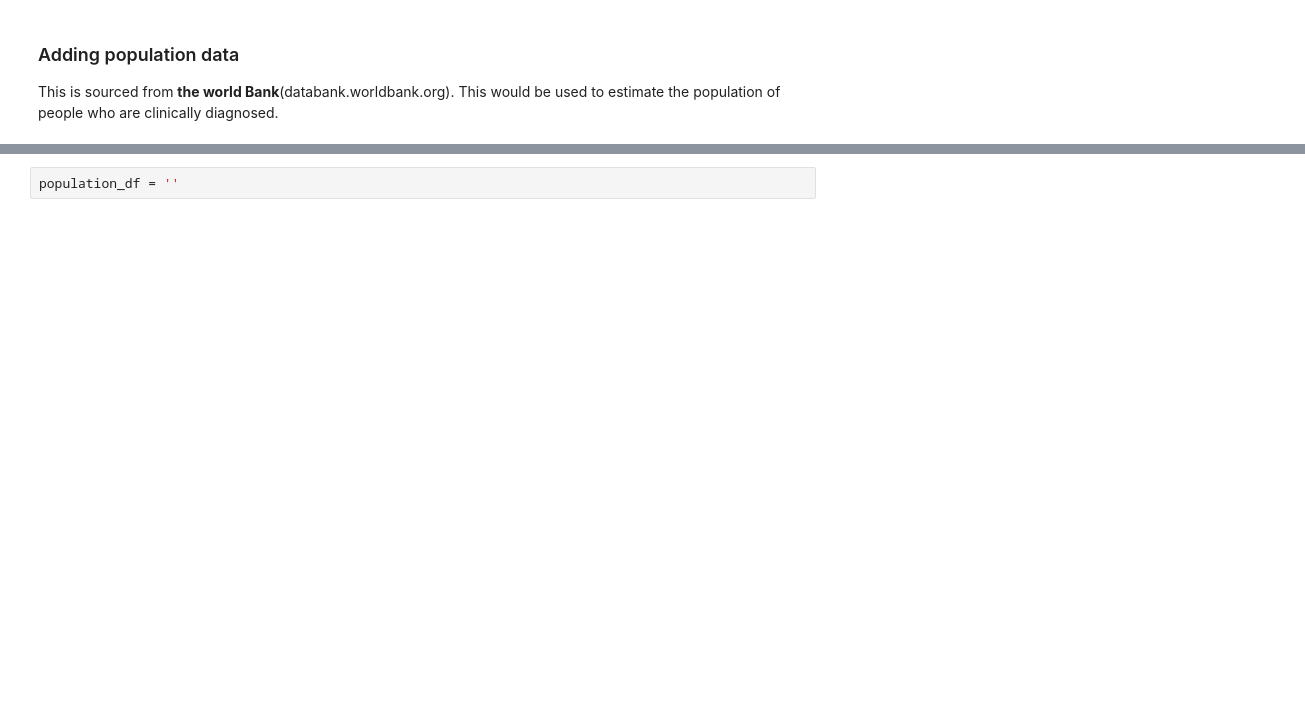
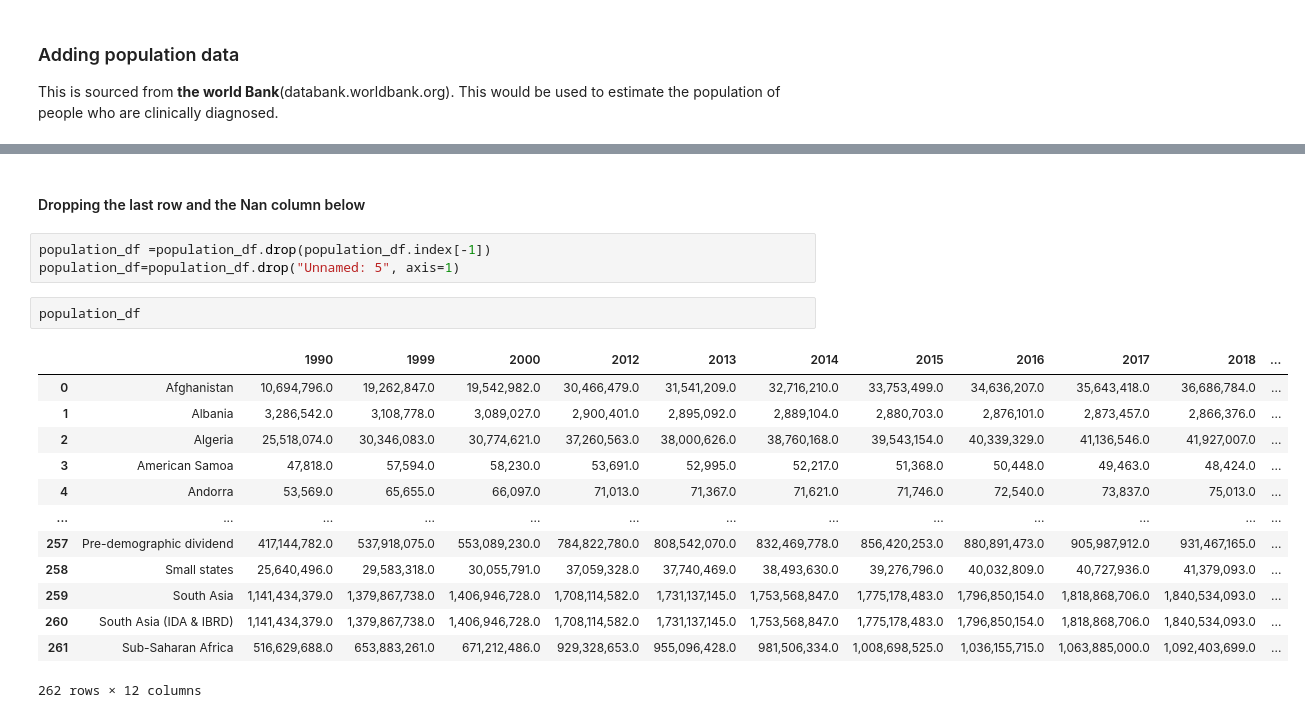
Before and after one commit to fortune-uwha/eating-disorder-dataset, a Jupyter notebook: Eating_disorder.ipynb, the cells around one changed output, grey strips where cells are left out. Saved outputs shown, nothing was run; the diff lists cells and outputs as text; blank space fills up the shorter version.

```diff
--- a/Eating_disorder.ipynb
+++ b/Eating_disorder.ipynb
@@ -86,2 +120,21 @@ population_df.tail(20)
+# %% [markdown]
+#### Dropping the last row and the Nan column below
+# %%
+population_df =population_df.drop(population_df.index[-1])
+population_df=population_df.drop("Unnamed: 5", axis=1)
 # %%
-population_df = ''
+population_df
+# %% [output]
+|  |  | 1990 | 1999 | 2000 | 2012 | 2013 | 2014 | 2015 | 2016 | 2017 | 2018 | ... |
+| 0 | Afghanistan | 10,694,796.0 | 19,262,847.0 | 19,542,982.0 | 30,466,479.0 | 31,541,209.0 | 32,716,210.0 | 33,753,499.0 | 34,636,207.0 | 35,643,418.0 | 36,686,784.0 | ... |
+| 1 | Albania | 3,286,542.0 | 3,108,778.0 | 3,089,027.0 | 2,900,401.0 | 2,895,092.0 | 2,889,104.0 | 2,880,703.0 | 2,876,101.0 | 2,873,457.0 | 2,866,376.0 | ... |
+| 2 | Algeria | 25,518,074.0 | 30,346,083.0 | 30,774,621.0 | 37,260,563.0 | 38,000,626.0 | 38,760,168.0 | 39,543,154.0 | 40,339,329.0 | 41,136,546.0 | 41,927,007.0 | ... |
+| 3 | American Samoa | 47,818.0 | 57,594.0 | 58,230.0 | 53,691.0 | 52,995.0 | 52,217.0 | 51,368.0 | 50,448.0 | 49,463.0 | 48,424.0 | ... |
+| 4 | Andorra | 53,569.0 | 65,655.0 | 66,097.0 | 71,013.0 | 71,367.0 | 71,621.0 | 71,746.0 | 72,540.0 | 73,837.0 | 75,013.0 | ... |
+| ... | ... | ... | ... | ... | ... | ... | ... | ... | ... | ... | ... | ... |
+| 257 | Pre-demographic dividend | 417,144,782.0 | 537,918,075.0 | 553,089,230.0 | 784,822,780.0 | 808,542,070.0 | 832,469,778.0 | 856,420,253.0 | 880,891,473.0 | 905,987,912.0 | 931,467,165.0 | ... |
+| 258 | Small states | 25,640,496.0 | 29,583,318.0 | 30,055,791.0 | 37,059,328.0 | 37,740,469.0 | 38,493,630.0 | 39,276,796.0 | 40,032,809.0 | 40,727,936.0 | 41,379,093.0 | ... |
+| 259 | South Asia | 1,141,434,379.0 | 1,379,867,738.0 | 1,406,946,728.0 | 1,708,114,582.0 | 1,731,137,145.0 | 1,753,568,847.0 | 1,775,178,483.0 | 1,796,850,154.0 | 1,818,868,706.0 | 1,840,534,093.0 | ... |
+| 260 | South Asia (IDA & IBRD) | 1,141,434,379.0 | 1,379,867,738.0 | 1,406,946,728.0 | 1,708,114,582.0 | 1,731,137,145.0 | 1,753,568,847.0 | 1,775,178,483.0 | 1,796,850,154.0 | 1,818,868,706.0 | 1,840,534,093.0 | ... |
+| 261 | Sub-Saharan Africa | 516,629,688.0 | 653,883,261.0 | 671,212,486.0 | 929,328,653.0 | 955,096,428.0 | 981,506,334.0 | 1,008,698,525.0 | 1,036,155,715.0 | 1,063,885,000.0 | 1,092,403,699.0 | ... |
+262 rows × 12 columns
```
Also changed, not shown: parts of 6 cells of this notebook.
